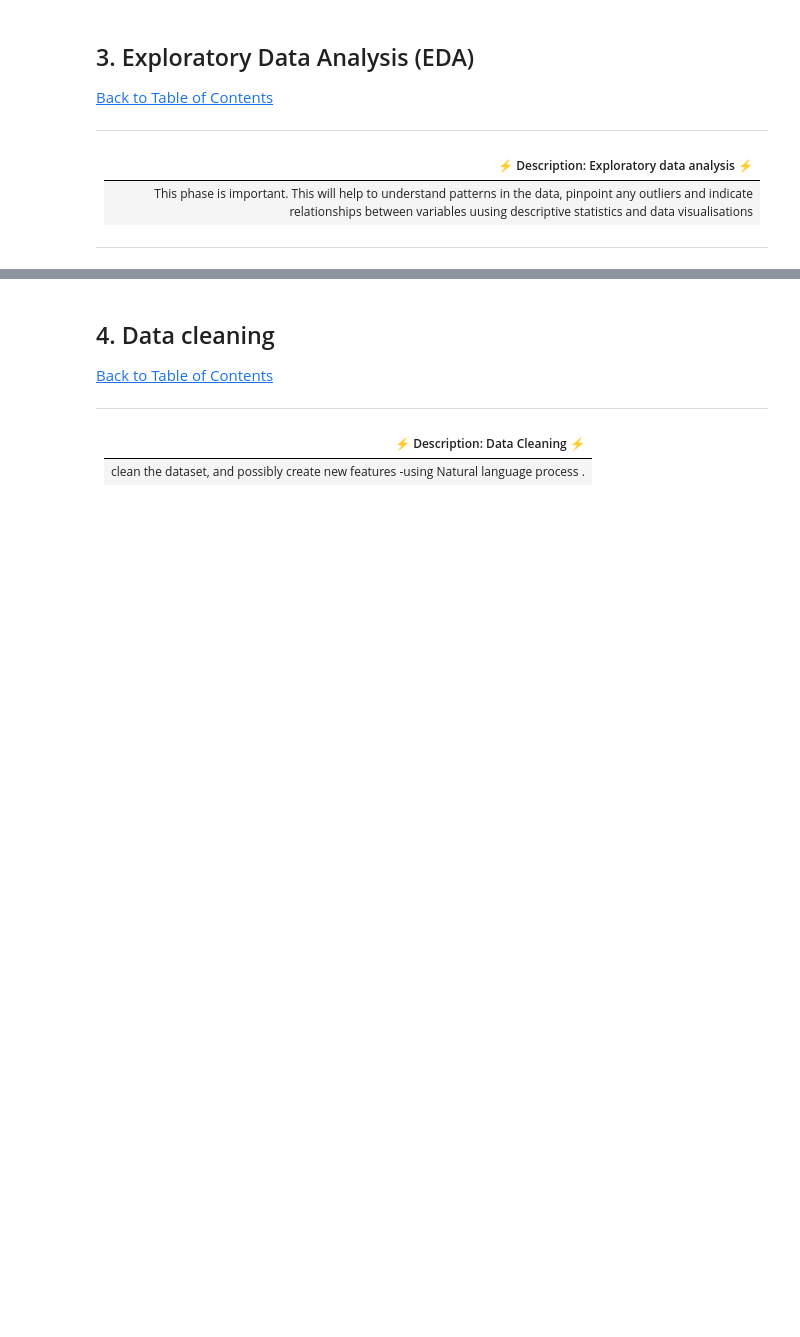
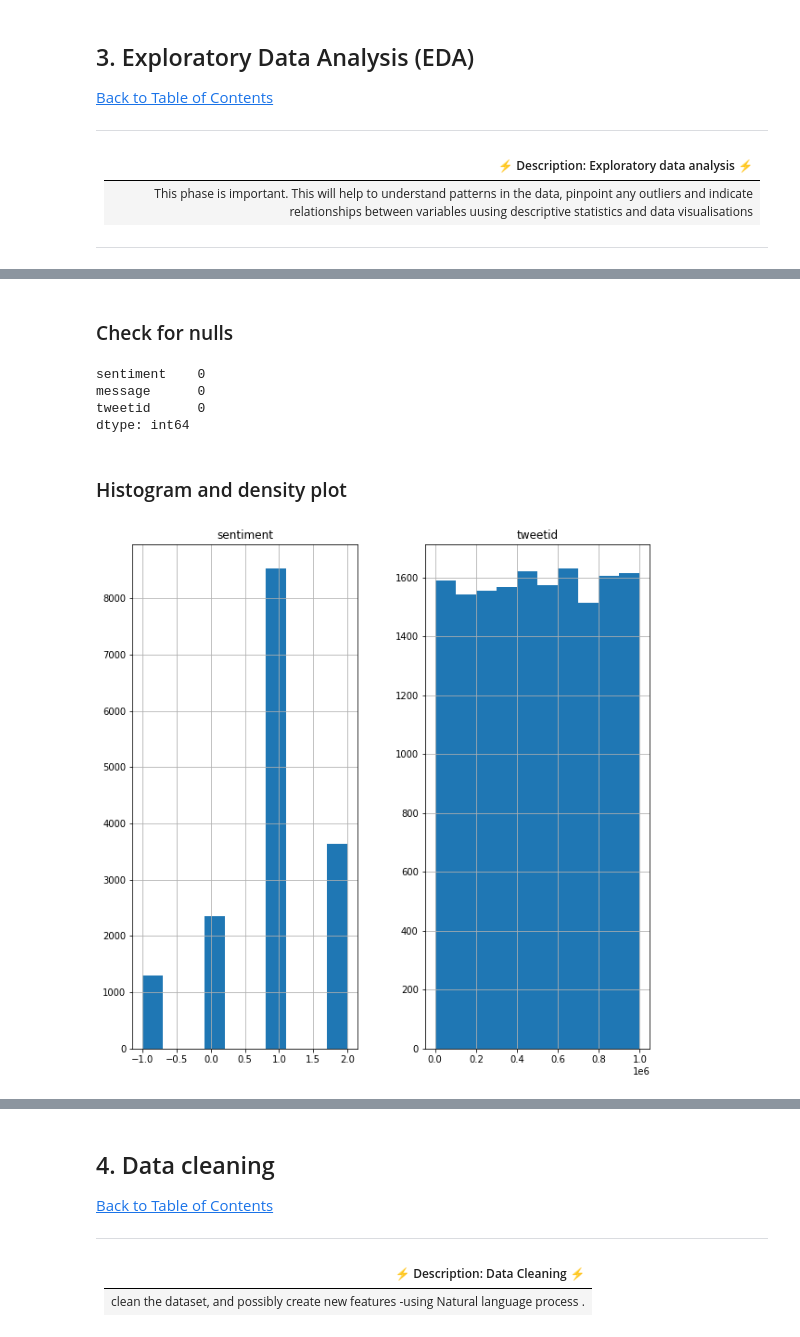
Before and after one commit to TEAMCBB3Classificationpredict/predict-notebook, a Jupyter notebook: EDSA CLIMATE NOTEBOOK.ipynb, the cells around one changed output, grey strips where cells are left out. Cells and saved outputs as stored; diff of their text form; code cells hidden in the pictures; blank space fills up the shorter version.

```diff
--- a/EDSA CLIMATE NOTEBOOK.ipynb
+++ b/EDSA CLIMATE NOTEBOOK.ipynb
@@ -240,0 +265,16 @@ train.head(10)
+# %% [markdown]
+### Check for nulls
+# %%
+train.isnull().sum()
+# %% [output]
+sentiment    0
+message      0
+tweetid      0
+dtype: int64
+# %% [markdown]
+### Histogram and density plot
+# %%
+features = ['sentiment', 'tweetid']
+train[features].hist(figsize=(10,10));
+# %% [output]
+[figure, added]
```
Also changed, not shown: parts of 24 cells of this notebook.
